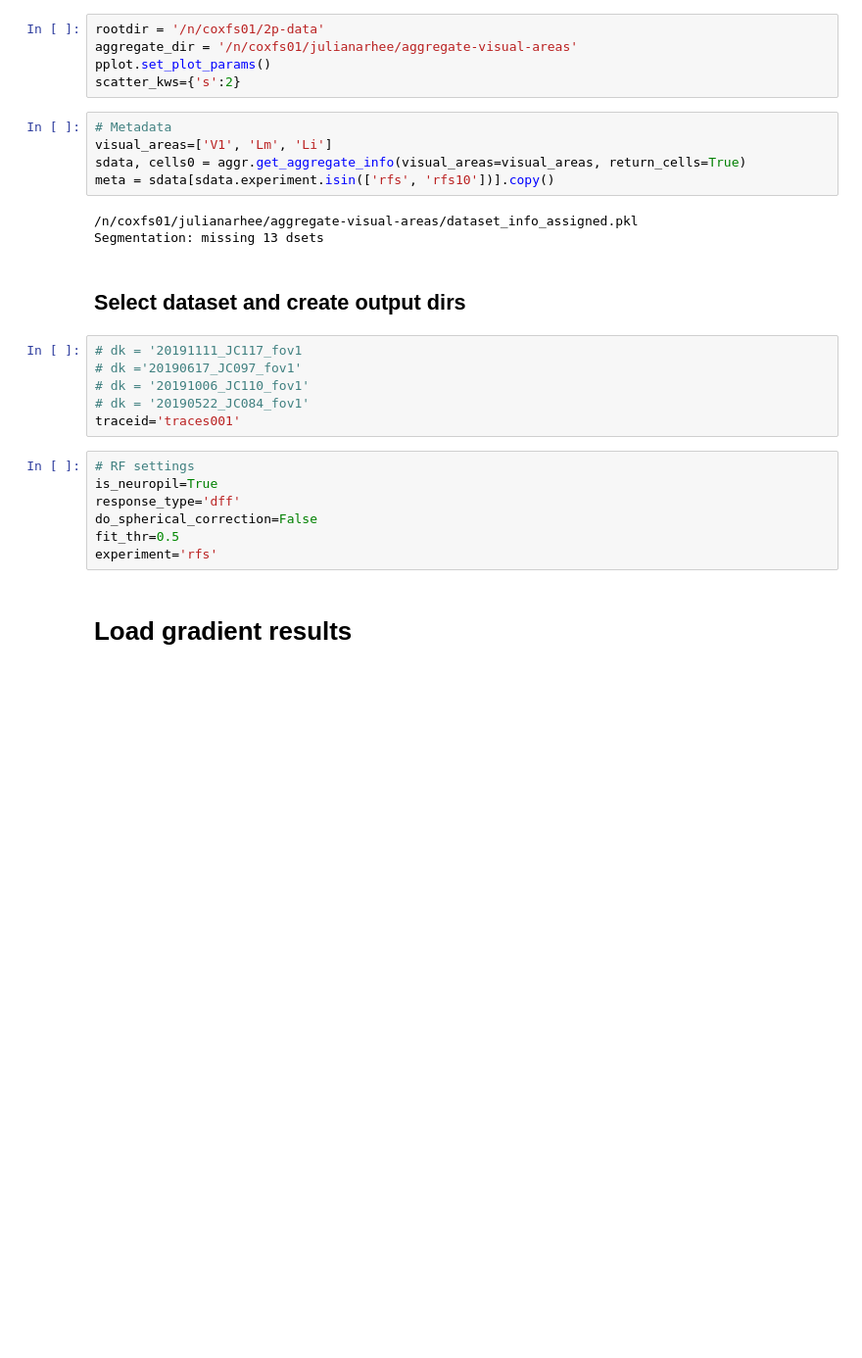
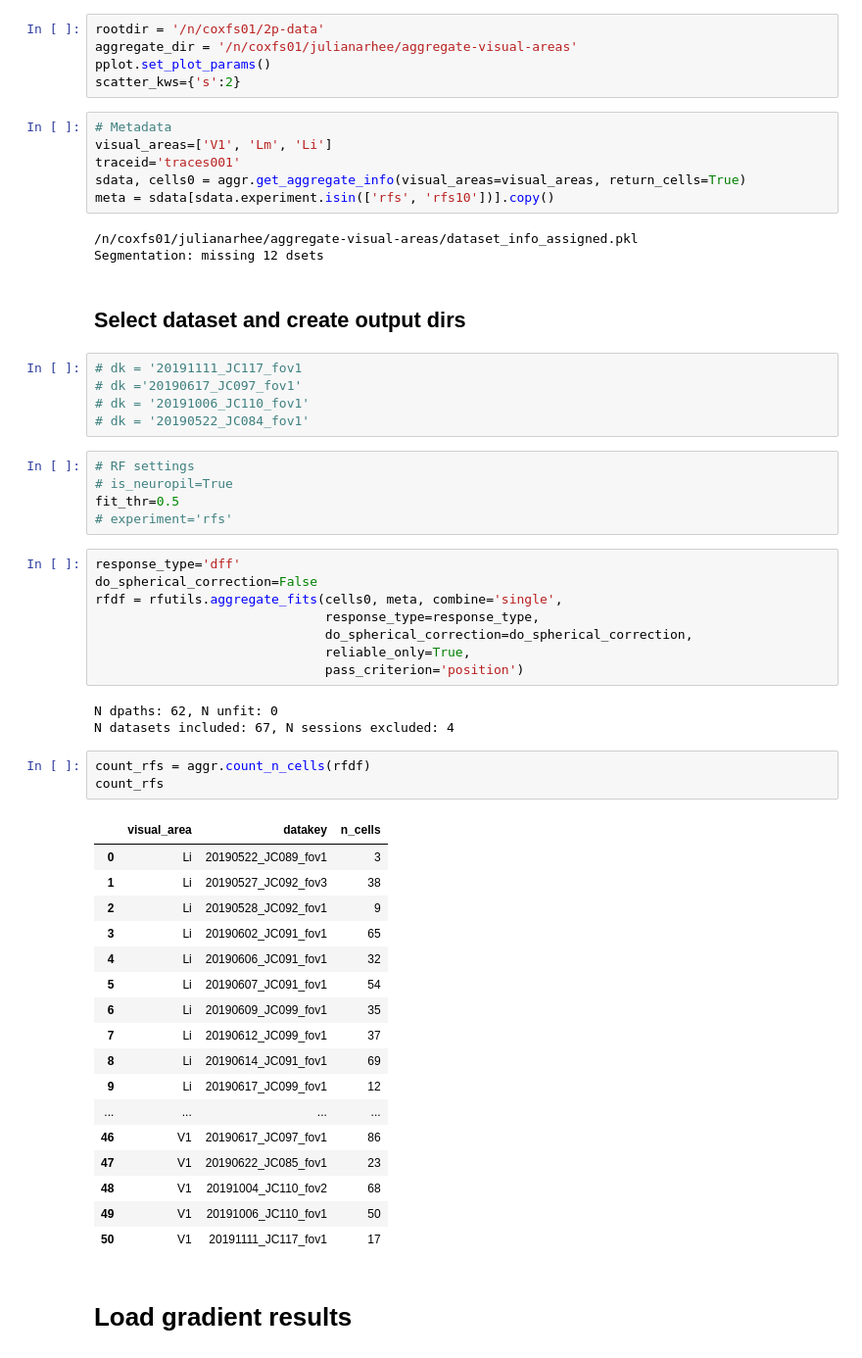
Before and after one commit to julianarhee/rat-2p-area-characterizations, a Jupyter notebook: analyze2p/receptive_fields/retinoscatter_figure.ipynb, the cells around one changed output. Shown at 98% size. Saved outputs shown, nothing was run; the diff lists cells and outputs as text; blank space fills up the shorter version.

```diff
--- a/analyze2p/receptive_fields/retinoscatter_figure.ipynb
+++ b/analyze2p/receptive_fields/retinoscatter_figure.ipynb
@@ -32,11 +35,12 @@ scatter_kws={'s':2}
 # %%
 # Metadata
 visual_areas=['V1', 'Lm', 'Li']
+traceid='traces001'
 sdata, cells0 = aggr.get_aggregate_info(visual_areas=visual_areas, return_cells=True)
 meta = sdata[sdata.experiment.isin(['rfs', 'rfs10'])].copy()
 # %% [output]
 /n/coxfs01/julianarhee/aggregate-visual-areas/dataset_info_assigned.pkl
-Segmentation: missing 13 dsets
+Segmentation: missing 12 dsets
 # %% [markdown]
 ## Select dataset and create output dirs
 # %%
@@ -44,14 +48,43 @@ Segmentation: missing 13 dsets
 # dk ='20190617_JC097_fov1'
 # dk = '20191006_JC110_fov1'
 # dk = '20190522_JC084_fov1'
-traceid='traces001'
 # %%
 # RF settings
-is_neuropil=True
-response_type='dff'
-do_spherical_correction=False
+# is_neuropil=True
 fit_thr=0.5
-experiment='rfs'
+# experiment='rfs'
+# %%
+response_type='dff'
+do_spherical_correction=False
+rfdf = rfutils.aggregate_fits(cells0, meta, combine='single',
+                              response_type=response_type,
+                              do_spherical_correction=do_spherical_correction,
+                              reliable_only=True,
+                              pass_criterion='position')
+# %% [output]
+N dpaths: 62, N unfit: 0
+N datasets included: 67, N sessions excluded: 4
+# %%
+count_rfs = aggr.count_n_cells(rfdf)
+count_rfs
+# %% [output]
+|  | visual_area | datakey | n_cells |
+| 0 | Li | 20190522_JC089_fov1 | 3 |
+| 1 | Li | 20190527_JC092_fov3 | 38 |
+| 2 | Li | 20190528_JC092_fov1 | 9 |
+| 3 | Li | 20190602_JC091_fov1 | 65 |
+| 4 | Li | 20190606_JC091_fov1 | 32 |
+| 5 | Li | 20190607_JC091_fov1 | 54 |
+| 6 | Li | 20190609_JC099_fov1 | 35 |
+| 7 | Li | 20190612_JC099_fov1 | 37 |
+| 8 | Li | 20190614_JC091_fov1 | 69 |
+| 9 | Li | 20190617_JC099_fov1 | 12 |
+| ... | ... | ... | ... |
+| 46 | V1 | 20190617_JC097_fov1 | 86 |
+| 47 | V1 | 20190622_JC085_fov1 | 23 |
+| 48 | V1 | 20191004_JC110_fov2 | 68 |
+| 49 | V1 | 20191006_JC110_fov1 | 50 |
+| 50 | V1 | 20191111_JC117_fov1 | 17 |
 # %% [markdown]
 # Load gradient results
 # %%
```
Also changed, not shown: parts of 12 cells of this notebook, 5 other files.
